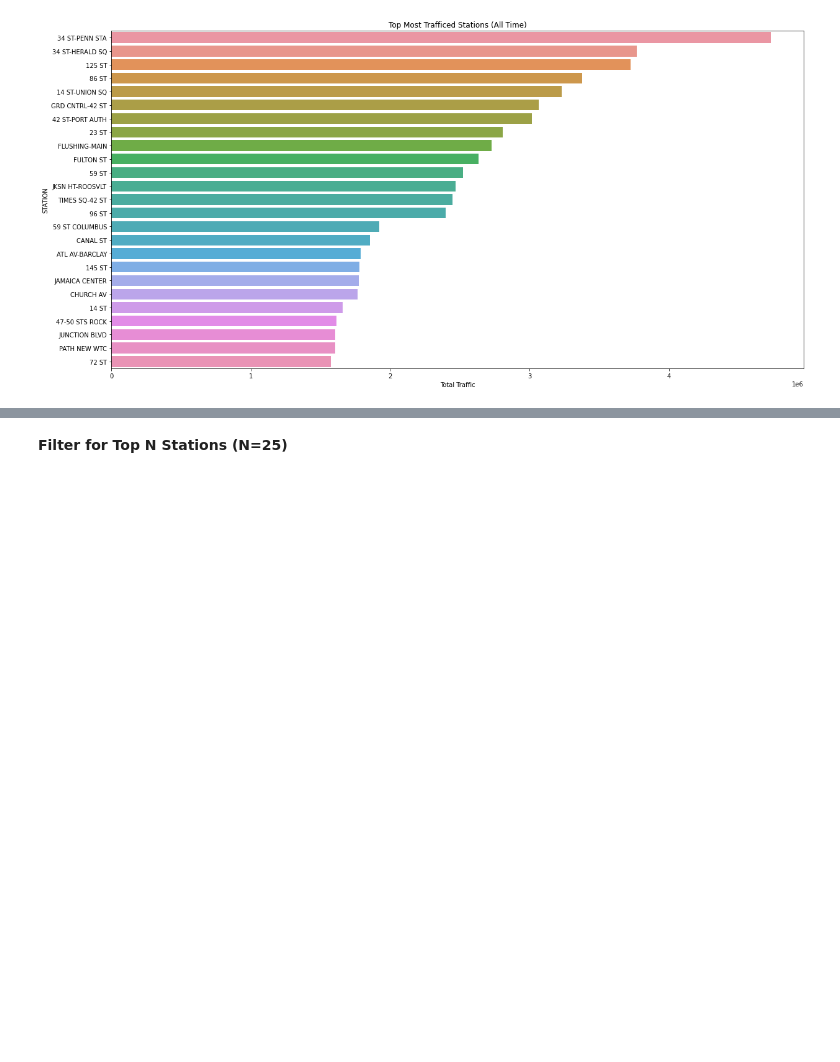
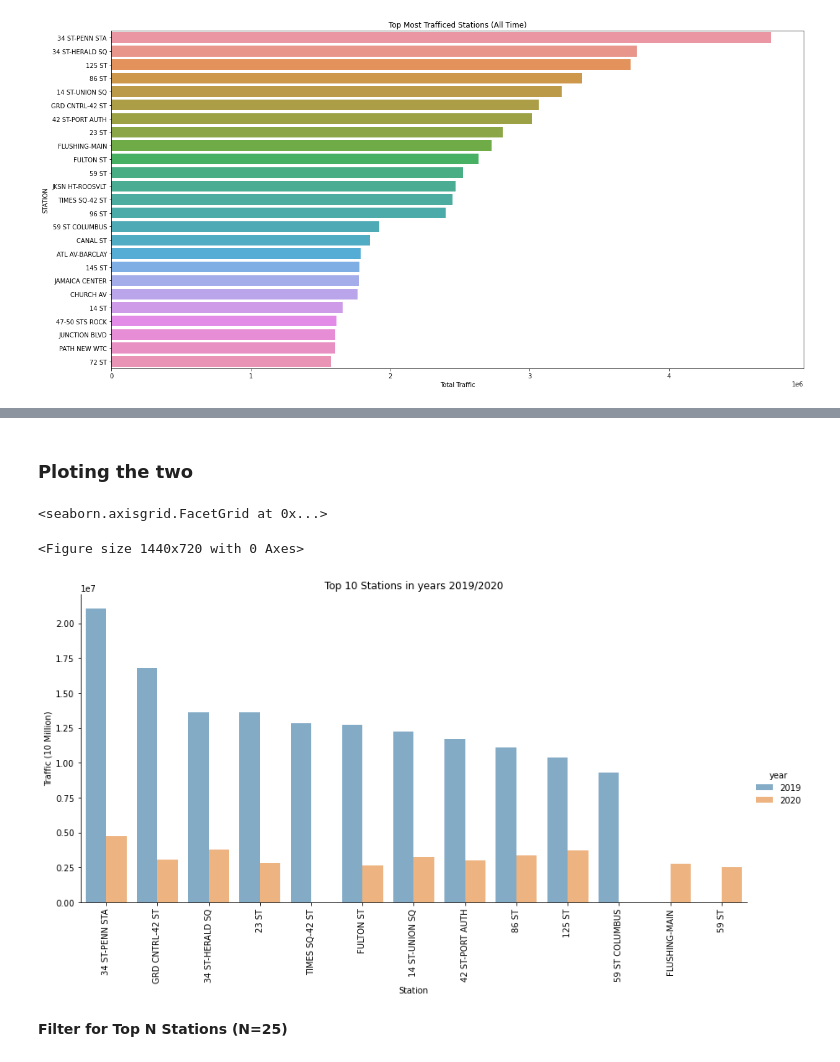
Before and after one commit to aauyeung19/Metis-Project-1, a Jupyter notebook: data cleaning.ipynb, the cells around one changed output, grey strips where cells are left out. Cells and saved outputs as stored; diff of their text form; code cells hidden in the pictures; blank space fills up the shorter version.

```diff
--- a/data cleaning.ipynb
+++ b/data cleaning.ipynb
@@ -217,0 +314,3 @@ Text(0.5, 0, 'Total Traffic')
+# %%
+top_ten_stations_totals19 = stations_totals19[:11]
+top_ten_stations_totals19
@@ -217,0 +332,3 @@ Text(0.5, 0, 'Total Traffic')
+# %%
+top_ten_stations_totals20 = stations_totals[:11]
+top_ten_stations_totals20
@@ -217,0 +350,5 @@ Text(0.5, 0, 'Total Traffic')
+# %%
+top_ten_stations_totals19['year'] = 2019
+top_ten_stations_totals20['year'] = 2020
+top_ten_stations_totals19 = top_ten_stations_totals19.reset_index()
+top_ten_stations_totals20 = top_ten_stations_totals20.reset_index()
@@ -217,0 +402,3 @@ Text(0.5, 0, 'Total Traffic')
+# %%
+top_ten_stations_both = pd.concat([top_ten_stations_totals19, top_ten_stations_totals20], ignore_index = True)
+top_ten_stations_both
@@ -217,0 +423,17 @@ Text(0.5, 0, 'Total Traffic')
+# %% [markdown]
+### Ploting the two
+# %%
+plt.figure(figsize=[20,10])
+compare_years = sns.catplot(
+    data = top_ten_stations_both, kind = "bar",
+    x = "STATION", y ="total_st_traffic", hue = "year",
+    palette = sns.color_palette(), alpha=.6, height=6,
+    aspect = 2
+)
+compare_years.set_xticklabels(rotation=90)
+compare_years.set(xlabel="Station", ylabel = "Traffic (10 Million)")
+compare_years.set(title = "Top 10 Stations in years 2019/2020")
+# %% [output]
+<seaborn.axisgrid.FacetGrid at 0x...>
+<Figure size 1440x720 with 0 Axes>
+[figure, added]
```
Also changed, not shown: parts of 31 cells of this notebook.
